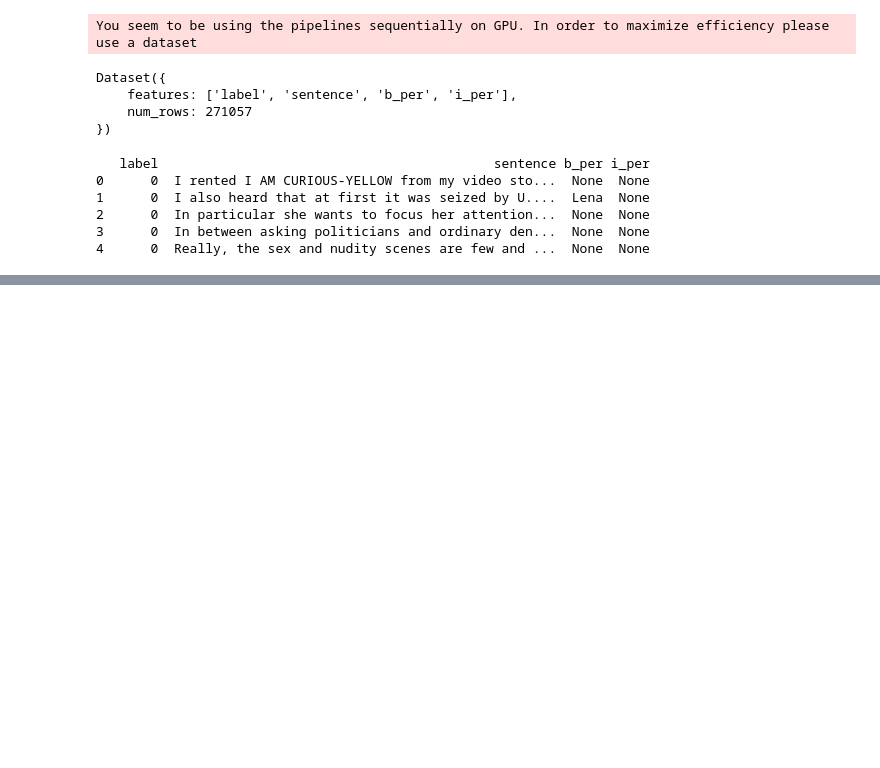
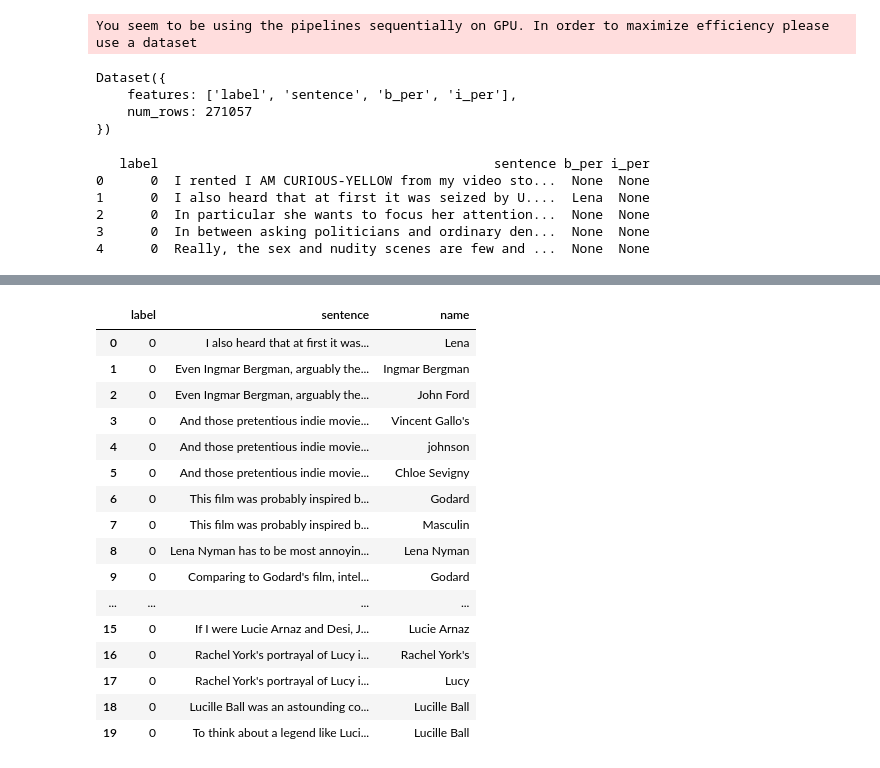
Before and after one commit to zhiyan-me/NLP_movie, a Jupyter notebook: nlp.ipynb, the cells around one changed output, grey strips where cells are left out. Cells and saved outputs as stored; diff of their text form; code cells hidden in the pictures; blank space fills up the shorter version.

```diff
--- a/nlp.ipynb
+++ b/nlp.ipynb
@@ -359,0 +314,6 @@ df_split.head(10)
+# %%
+# Filter out rows where the 'name' column contains an empty list
+train = train[train["name"].apply(lambda x: len(x) > 0)]
+
+# Display the resulting DataFrame
+print(train)
@@ -359,0 +338,37 @@ df_split.head(10)
+# %%
+def split_and_duplicate(df):
+    expanded_rows = []
+    for _, row in df.iterrows():
+
+        for name in row['name']:
+            expanded_rows.append({
+                'label': row['label'],
+                'sentence': row['sentence'],
+                'name': name
+            })  # Remove square brackets and split by commas
+
+
+    return pd.DataFrame(expanded_rows)
+
+# Apply the function to split and duplicate
+train_s = split_and_duplicate(train)
+# %%
+train_s.head(20)
+# %% [output]
+|  | label | sentence | name |
+| 0 | 0 | I also heard that at first it was... | Lena |
+| 1 | 0 | Even Ingmar Bergman, arguably the... | Ingmar Bergman |
+| 2 | 0 | Even Ingmar Bergman, arguably the... | John Ford |
+| 3 | 0 | And those pretentious indie movie... | Vincent Gallo's |
+| 4 | 0 | And those pretentious indie movie... | johnson |
+| 5 | 0 | And those pretentious indie movie... | Chloe Sevigny |
+| 6 | 0 | This film was probably inspired b... | Godard |
+| 7 | 0 | This film was probably inspired b... | Masculin |
+| 8 | 0 | Lena Nyman has to be most annoyin... | Lena Nyman |
+| 9 | 0 | Comparing to Godard's film, intel... | Godard |
+| ... | ... | ... | ... |
+| 15 | 0 | If I were Lucie Arnaz and Desi, J... | Lucie Arnaz |
+| 16 | 0 | Rachel York's portrayal of Lucy i... | Rachel York's |
+| 17 | 0 | Rachel York's portrayal of Lucy i... | Lucy |
+| 18 | 0 | Lucille Ball was an astounding co... | Lucille Ball |
+| 19 | 0 | To think about a legend like Luci... | Lucille Ball |
```
Also changed, not shown: parts of 47 cells of this notebook.
